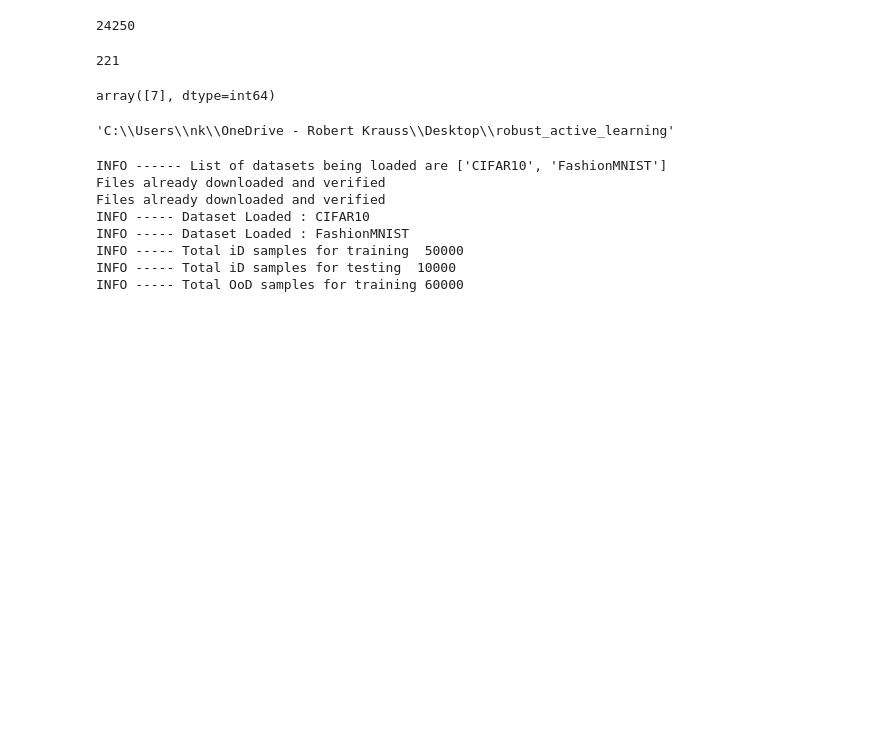
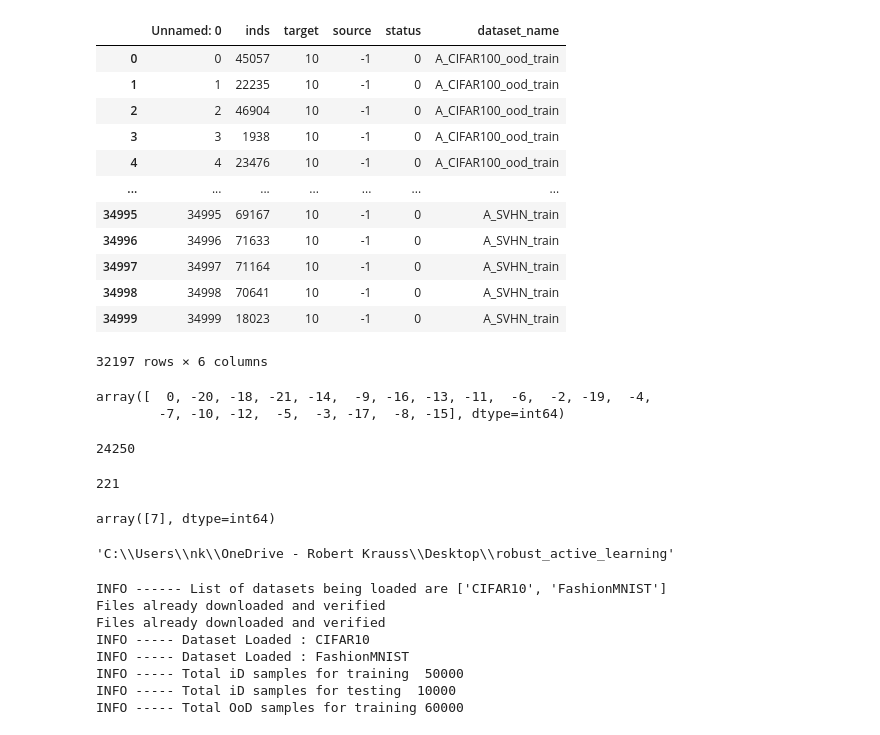
Before and after one commit to Faiir/SRPHildesheim2021, a Jupyter notebook: test.ipynb, the cells around one changed output. Cells and saved outputs as stored; diff of their text form; code cells hidden in the pictures; blank space fills up the shorter version.

```diff
--- a/test.ipynb
+++ b/test.ipynb
@@ -1,4 +1,4 @@
 # %%
 import pandas as pd
 
-df = pd.read_csv(r"C:\Users\nk\OneDrive - Robert Krauss\Desktop\robust_active_learning\logs\03-06-16-21\status_manager_dir\extra_class_hard015-subclass-result-statusmanager.csv")
+df = pd.read_csv(r"C:\Users\nk\OneDrive - Robert Krauss\sshcopy\logs_fixed_stuff\070\04-08-01-12\status_manager_dir\extra_class_hard-070-result-statusmanager.csv")
@@ -9,3 +14,24 @@ len(df)
+# %%
+df.loc[((df['status'] >= 0) & (df['target']==10))]
+# %% [output]
+|  | Unnamed: 0 | inds | target | source | status | dataset_name |
+| 0 | 0 | 45057 | 10 | -1 | 0 | A_CIFAR100_ood_train |
+| 1 | 1 | 22235 | 10 | -1 | 0 | A_CIFAR100_ood_train |
+| 2 | 2 | 46904 | 10 | -1 | 0 | A_CIFAR100_ood_train |
+| 3 | 3 | 1938 | 10 | -1 | 0 | A_CIFAR100_ood_train |
+| 4 | 4 | 23476 | 10 | -1 | 0 | A_CIFAR100_ood_train |
+| ... | ... | ... | ... | ... | ... | ... |
+| 34995 | 34995 | 69167 | 10 | -1 | 0 | A_SVHN_train |
+| 34996 | 34996 | 71633 | 10 | -1 | 0 | A_SVHN_train |
+| 34997 | 34997 | 71164 | 10 | -1 | 0 | A_SVHN_train |
+| 34998 | 34998 | 70641 | 10 | -1 | 0 | A_SVHN_train |
+| 34999 | 34999 | 18023 | 10 | -1 | 0 | A_SVHN_train |
+32197 rows × 6 columns
+# %%
+df.loc[(df['target'] == 10)]['status'].unique()
+# %% [output]
+array([  0, -20, -18, -21, -14,  -9, -16, -13, -11,  -6,  -2, -19,  -4,
+        -7, -10, -12,  -5,  -3, -17,  -8, -15], dtype=int64)
 # %%
 len(df.loc[df['source'] == 1])
 # %% [output]
```
Also changed, not shown: parts of 2 cells of this notebook, 3 other files.
